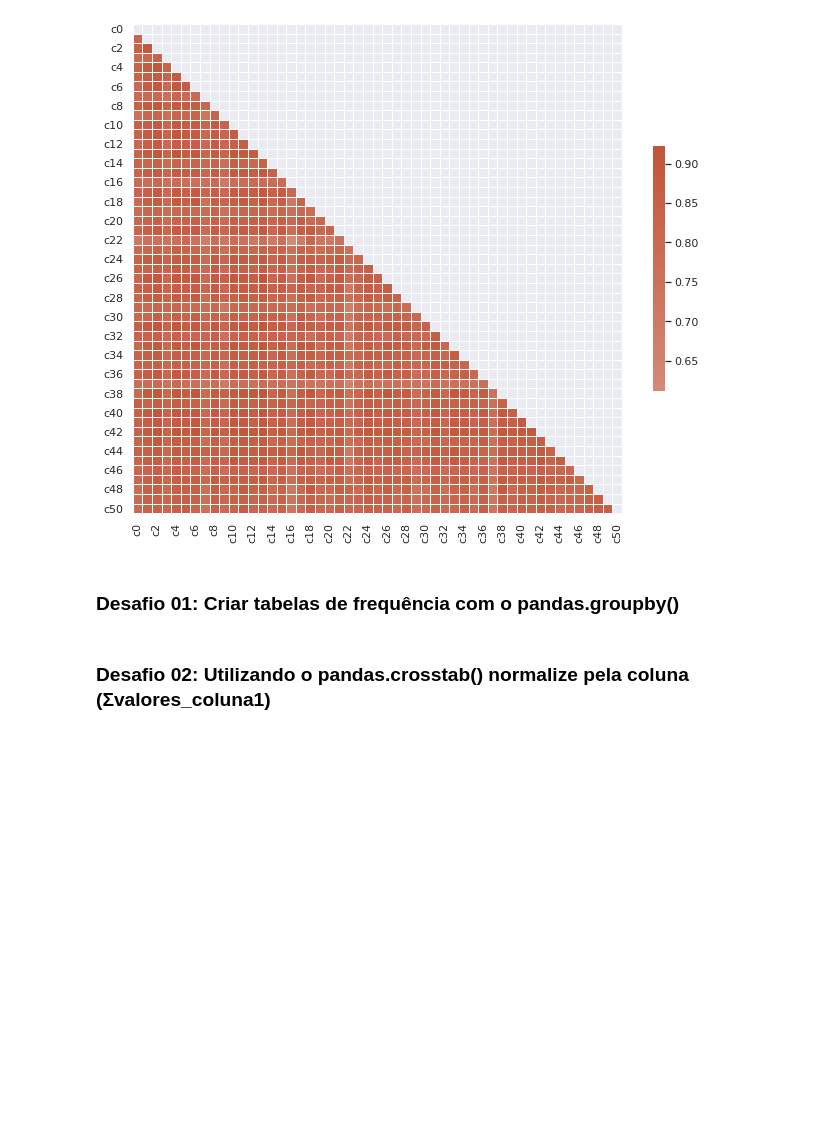
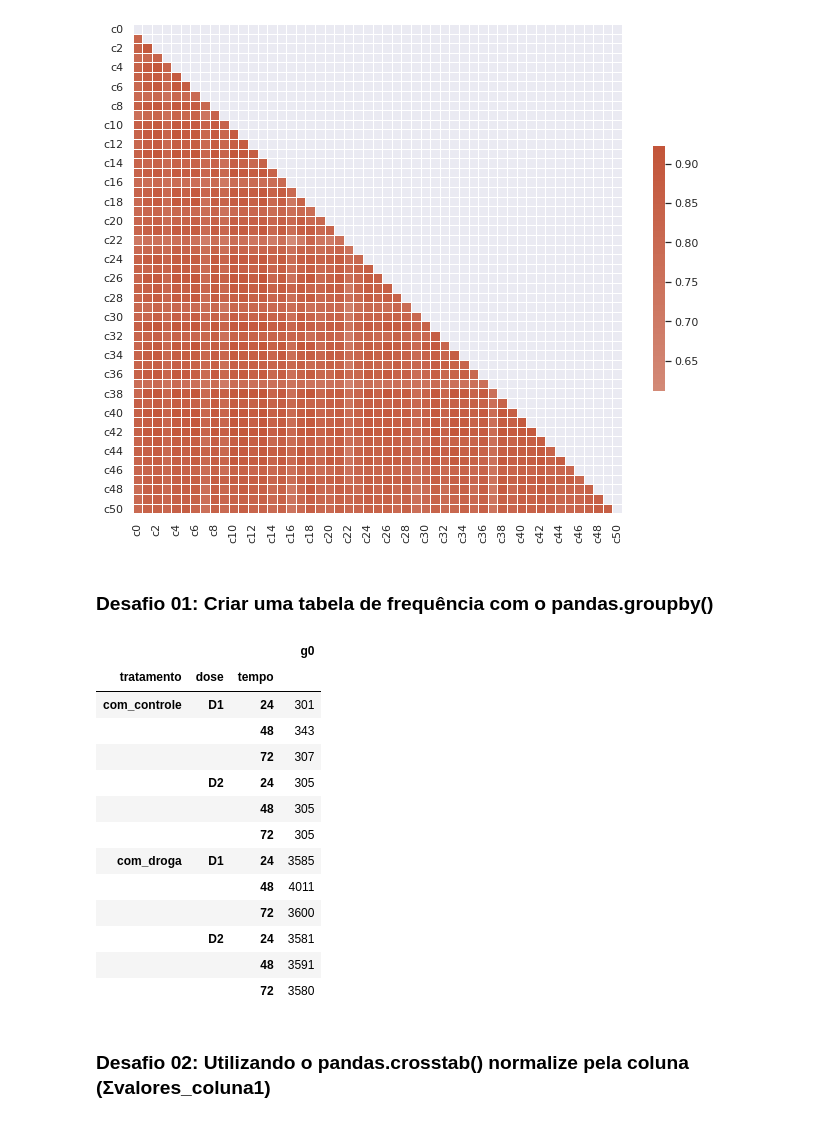
Before and after one commit to marcelsby/alura-imersao-dados-2021, a Jupyter notebook: src/Imersão Dados.ipynb, the cells around one changed output. Cells and saved outputs as stored; diff of their text form; code cells hidden in the pictures; blank space fills up the shorter version.

Commit message:
Dia 3: Desafios quase concluídos
Faltam os desafios 5 e 6.

```diff
--- a/src/Imersão Dados.ipynb
+++ b/src/Imersão Dados.ipynb
@@ -551,9 +551,27 @@ plt.show()
 # %% [output]
 [figure]
 # %% [markdown]
-### Desafio 01: Criar tabelas de frequência com o pandas.groupby()
+### Desafio 01: Criar uma tabela de frequência com o pandas.groupby()
 # %%
-# Resolução
+data_copy = data.astype({'tratamento': 'category'})
+
+colunas_selecionadas = ['dose', 'tempo', 'tratamento', 'g0']
+data_copy[colunas_selecionadas].groupby(['tratamento', 'dose', 'tempo']).count()
+# %% [output]
+|  |  |  | g0 |
+| tratamento | dose | tempo |  |
+| com_controle | D1 | 24 | 301 |
+|  |  | 48 | 343 |
+|  |  | 72 | 307 |
+|  | D2 | 24 | 305 |
+|  |  | 48 | 305 |
+|  |  | 72 | 305 |
+| com_droga | D1 | 24 | 3585 |
+|  |  | 48 | 4011 |
+|  |  | 72 | 3600 |
+|  | D2 | 24 | 3581 |
+|  |  | 48 | 3591 |
+|  |  | 72 | 3580 |
 # %% [markdown]
 ### Desafio 02: Utilizando o pandas.crosstab() normalize pela coluna (Σvalores_coluna1)
 # %%
```
Also changed, not shown: parts of 7 cells of this notebook.
